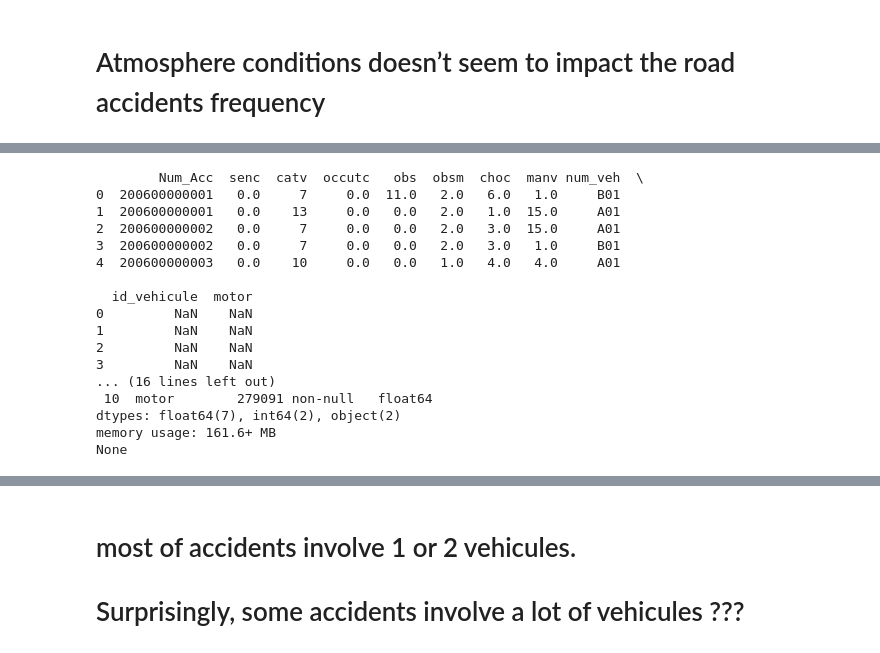
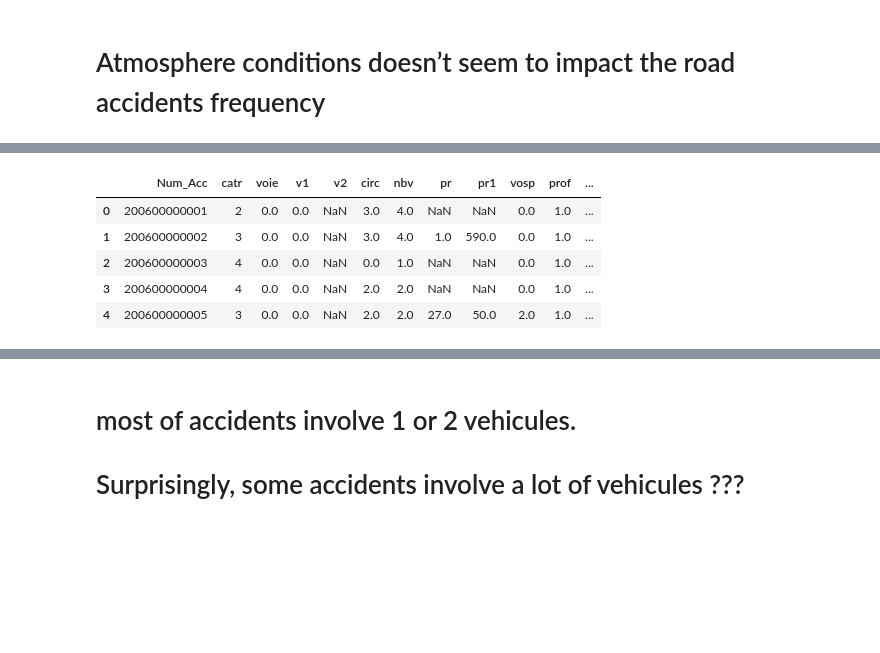
Before and after one commit to trungsi/DS-project---Road-accidents-in-France, a Jupyter notebook: Road_accidents_model_2.ipynb, the cells around one changed output, grey strips where cells are left out. Drawn from its saved outputs; the diff is of its cells as text; code cells hidden in the pictures; blank space fills up the shorter version.

```diff
--- a/Road_accidents_model_2.ipynb
+++ b/Road_accidents_model_2.ipynb
@@ -155,30 +73,12 @@ None
 # %%
-# read vehicules
-dfs = []
-for y in range(2006, 2019):
-    dfs.append(pd.read_csv(base_url + 'vehicules_' + str(y) + '.csv?raw=true', sep=',', encoding='ISO-8859-1'))
-for y in range(2019, 2022):
-    dfs.append(pd.read_csv(base_url + 'vehicules_' + str(y) + '.csv?raw=true', sep=';', encoding='ISO-8859-1'))
-
-df_vehicules = pd.concat(dfs)
-print(df_vehicules.head())
-print(df_vehicules.info(show_counts=True))
+# load lieux files
+df_lieux = utils.read_lieux_files()
+df_lieux.head()
 # %% [output]
-        Num_Acc  senc  catv  occutc   obs  obsm  choc  manv num_veh  \
-0  200600000001   0.0     7     0.0  11.0   2.0   6.0   1.0     B01
-1  200600000001   0.0    13     0.0   0.0   2.0   1.0  15.0     A01
-2  200600000002   0.0     7     0.0   0.0   2.0   3.0  15.0     A01
-3  200600000002   0.0     7     0.0   0.0   2.0   3.0   1.0     B01
-4  200600000003   0.0    10     0.0   0.0   1.0   4.0   4.0     A01
-
-  id_vehicule  motor
-0         NaN    NaN
-1         NaN    NaN
-2         NaN    NaN
-3         NaN    NaN
-... (16 lines left out)
- 10  motor        279091 non-null   float64
-dtypes: float64(7), int64(2), object(2)
-memory usage: 161.6+ MB
-None
+|  | Num_Acc | catr | voie | v1 | v2 | circ | nbv | pr | pr1 | vosp | prof | ... |
+| 0 | 200600000001 | 2 | 0.0 | 0.0 | NaN | 3.0 | 4.0 | NaN | NaN | 0.0 | 1.0 | ... |
+| 1 | 200600000002 | 3 | 0.0 | 0.0 | NaN | 3.0 | 4.0 | 1.0 | 590.0 | 0.0 | 1.0 | ... |
+| 2 | 200600000003 | 4 | 0.0 | 0.0 | NaN | 0.0 | 1.0 | NaN | NaN | 0.0 | 1.0 | ... |
+| 3 | 200600000004 | 4 | 0.0 | 0.0 | NaN | 2.0 | 2.0 | NaN | NaN | 0.0 | 1.0 | ... |
+| 4 | 200600000005 | 3 | 0.0 | 0.0 | NaN | 2.0 | 2.0 | 27.0 | 50.0 | 2.0 | 1.0 | ... |
 # %%
```
Also changed, not shown: parts of 12 cells of this notebook, 31 other files.
